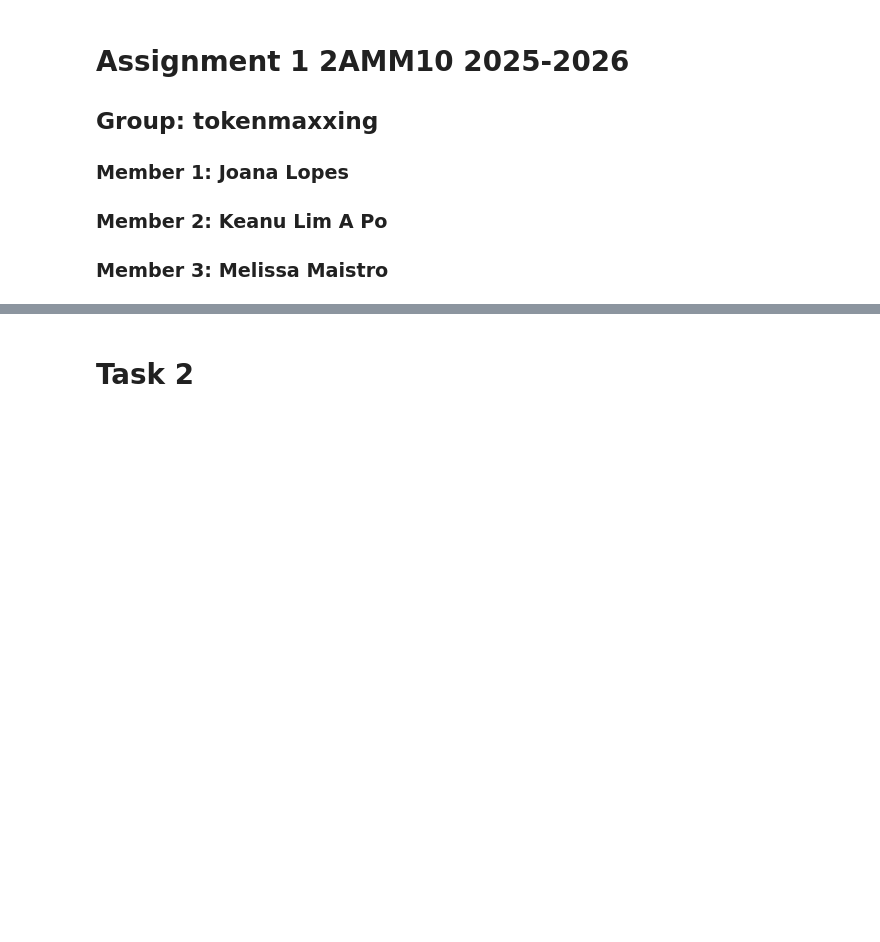
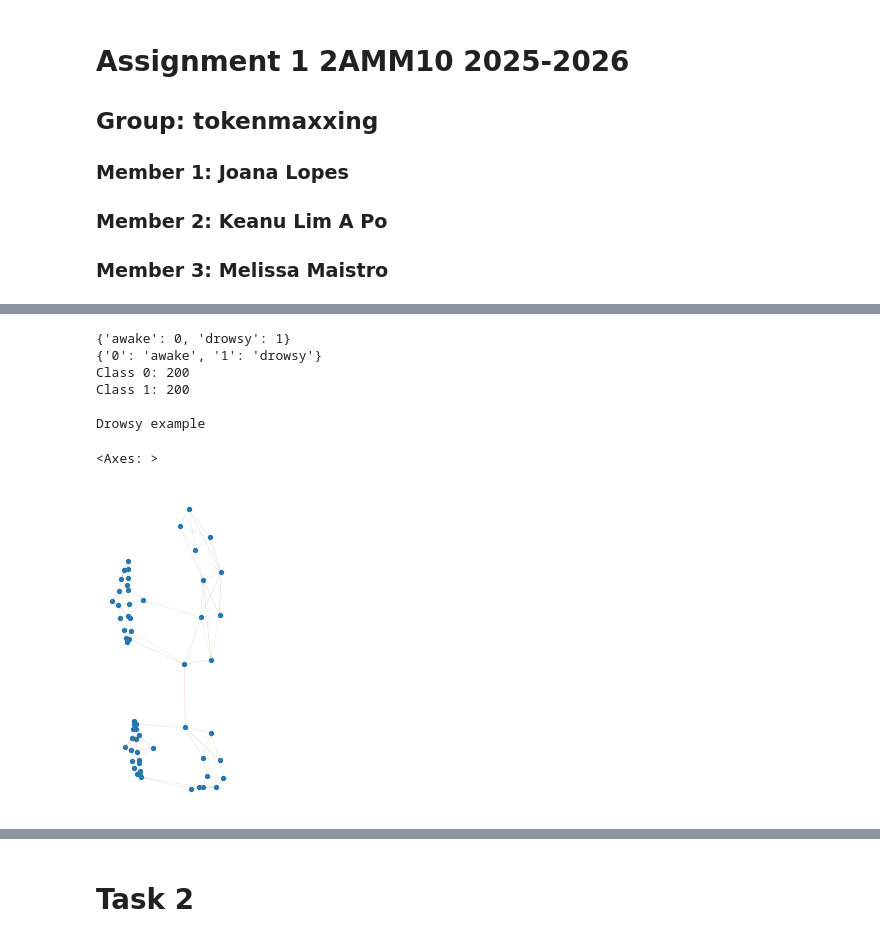
Before and after one commit to joanaritalopes/Autonomous-Driving-using-Deep-Learning, a Jupyter notebook: assignment2_skeleton.ipynb, the cells around one changed output, grey strips where cells are left out. Saved outputs shown, nothing was run; the diff lists cells and outputs as text; code cells hidden in the pictures; blank space fills up the shorter version.

```diff
--- a/assignment2_skeleton.ipynb
+++ b/assignment2_skeleton.ipynb
@@ -130,0 +131,27 @@ plot_face_graph(graph, ax)
+# %%
+# dataset exploration
+
+print(class_to_id)
+print(id_to_class)
+
+
+# check distribution
+import torch
+labels = torch.tensor([train_dataset[i].y.item() for i in range(len(train_dataset))])
+print("Class 0:", (labels == 0).sum().item())
+print("Class 1:", (labels == 1).sum().item())
+
+idx_0 = (labels == 0).nonzero()[0].item()
+idx_1 = (labels == 1).nonzero()[0].item()
+
+print("\nDrowsy example")
+plot_face_graph(train_dataset[idx_1])
+# %% [output]
+{'awake': 0, 'drowsy': 1}
+{'0': 'awake', '1': 'drowsy'}
+Class 0: 200
+Class 1: 200
+
+Drowsy example
+<Axes: >
+[figure, added]
```
Also changed, not shown: parts of 14 cells of this notebook.
